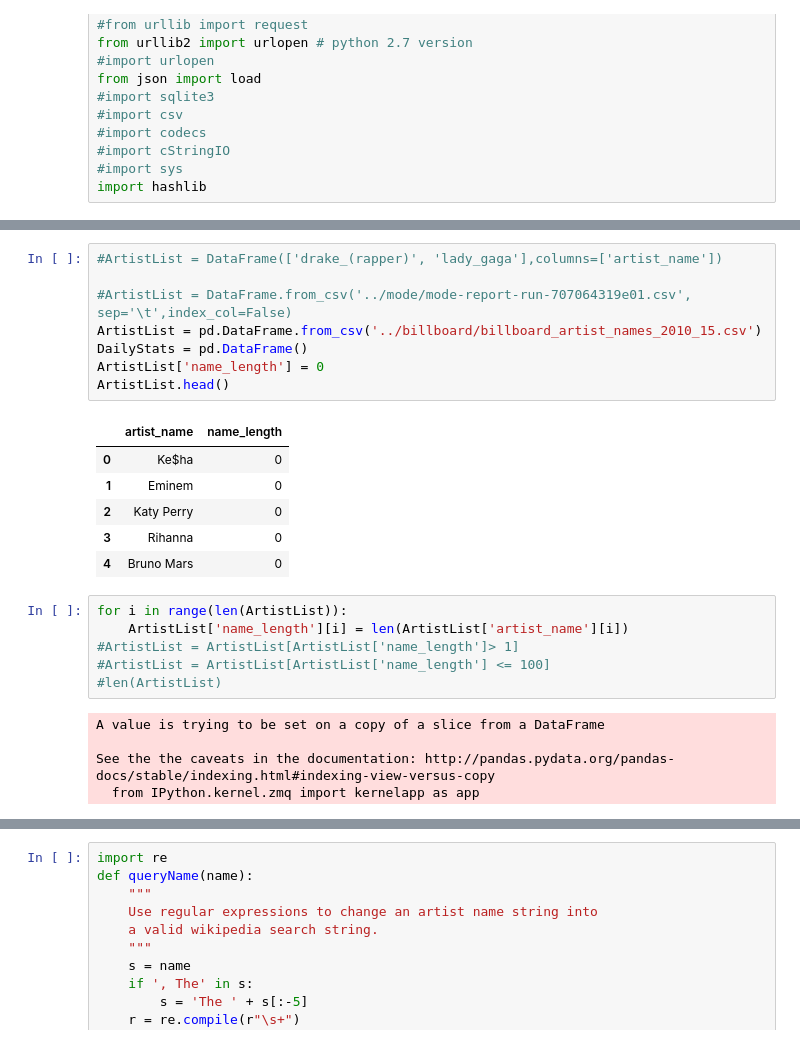
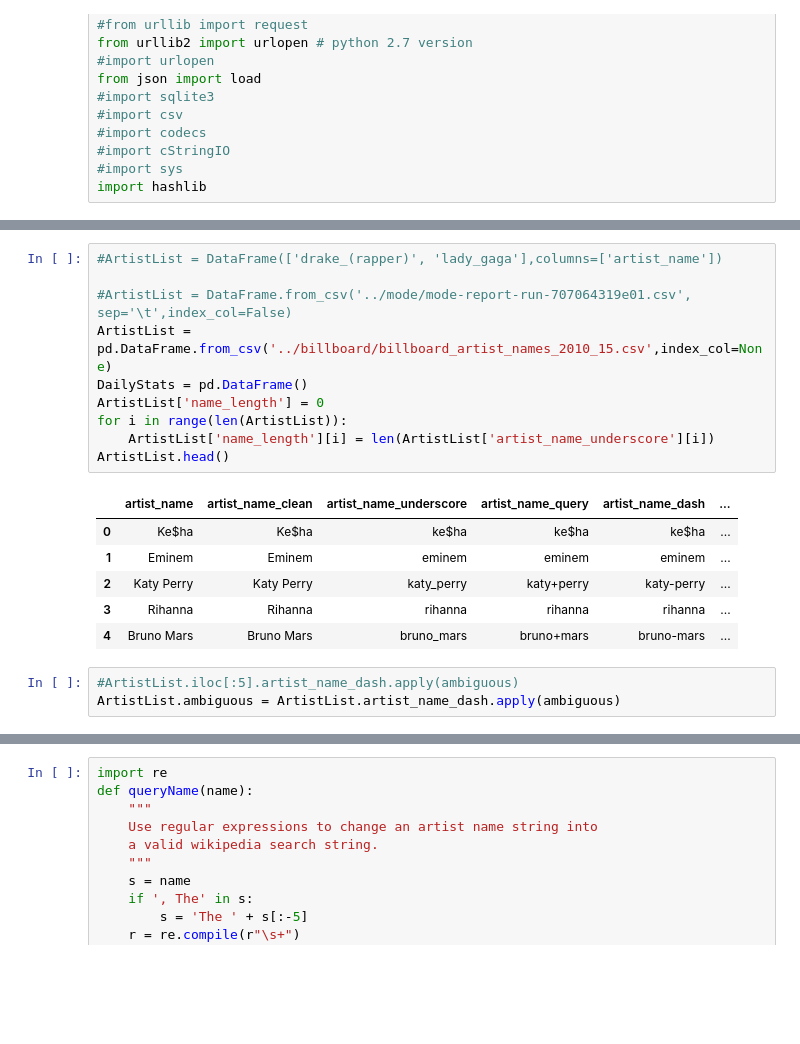
Before and after one commit to trxw/CDIPS_PandoraTeam, a Jupyter notebook: wikipedia/WikiScraper.ipynb, the cells around one changed output, grey strips where cells are left out. Cells and saved outputs as stored; diff of their text form; blank space fills up the shorter version.

```diff
--- a/wikipedia/WikiScraper.ipynb
+++ b/wikipedia/WikiScraper.ipynb
@@ -30,28 +43,22 @@ import hashlib
 # %%
 #ArtistList = DataFrame(['drake_(rapper)', 'lady_gaga'],columns=['artist_name'])
 
 #ArtistList = DataFrame.from_csv('../mode/mode-report-run-707064319e01.csv', sep='\t',index_col=False)
-ArtistList = pd.DataFrame.from_csv('../billboard/billboard_artist_names_2010_15.csv')
+ArtistList = pd.DataFrame.from_csv('../billboard/billboard_artist_names_2010_15.csv',index_col=None)
 DailyStats = pd.DataFrame()
 ArtistList['name_length'] = 0
+for i in range(len(ArtistList)):
+    ArtistList['name_length'][i] = len(ArtistList['artist_name_underscore'][i])
 ArtistList.head()
 # %% [output]
-|  | artist_name | name_length |
-| 0 | Ke$ha | 0 |
-| 1 | Eminem | 0 |
-| 2 | Katy Perry | 0 |
-| 3 | Rihanna | 0 |
-| 4 | Bruno Mars | 0 |
+|  | artist_name | artist_name_clean | artist_name_underscore | artist_name_query | artist_name_dash | ... |
+| 0 | Ke$ha | Ke$ha | ke$ha | ke$ha | ke$ha | ... |
+| 1 | Eminem | Eminem | eminem | eminem | eminem | ... |
+| 2 | Katy Perry | Katy Perry | katy_perry | katy+perry | katy-perry | ... |
+| 3 | Rihanna | Rihanna | rihanna | rihanna | rihanna | ... |
+| 4 | Bruno Mars | Bruno Mars | bruno_mars | bruno+mars | bruno-mars | ... |
-# %%
-for i in range(len(ArtistList)):
-    ArtistList['name_length'][i] = len(ArtistList['artist_name'][i])
-#ArtistList = ArtistList[ArtistList['name_length']> 1]
-#ArtistList = ArtistList[ArtistList['name_length'] <= 100]
-#len(ArtistList)
-# %% [output]
-A value is trying to be set on a copy of a slice from a DataFrame
-
-See the the caveats in the documentation: http://pandas.pydata.org/pandas-docs/stable/indexing.html#indexing-view-versus-copy
-  from IPython.kernel.zmq import kernelapp as app
+# %%
+#ArtistList.iloc[:5].artist_name_dash.apply(ambiguous)
+ArtistList.ambiguous = ArtistList.artist_name_dash.apply(ambiguous)
 # %%
 ArtistList.head()
```
Also changed, not shown: parts of 12 cells of this notebook, 8 other files.
